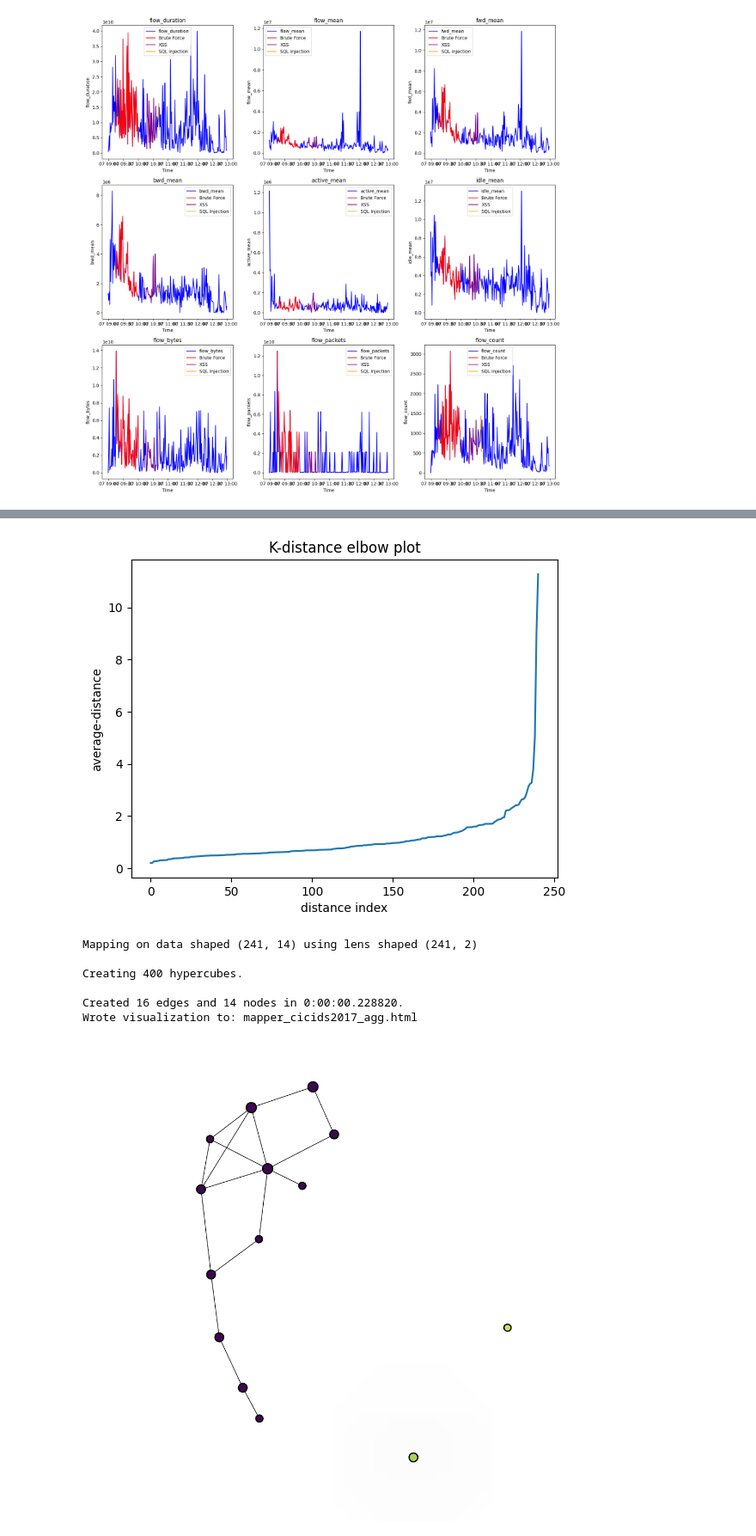
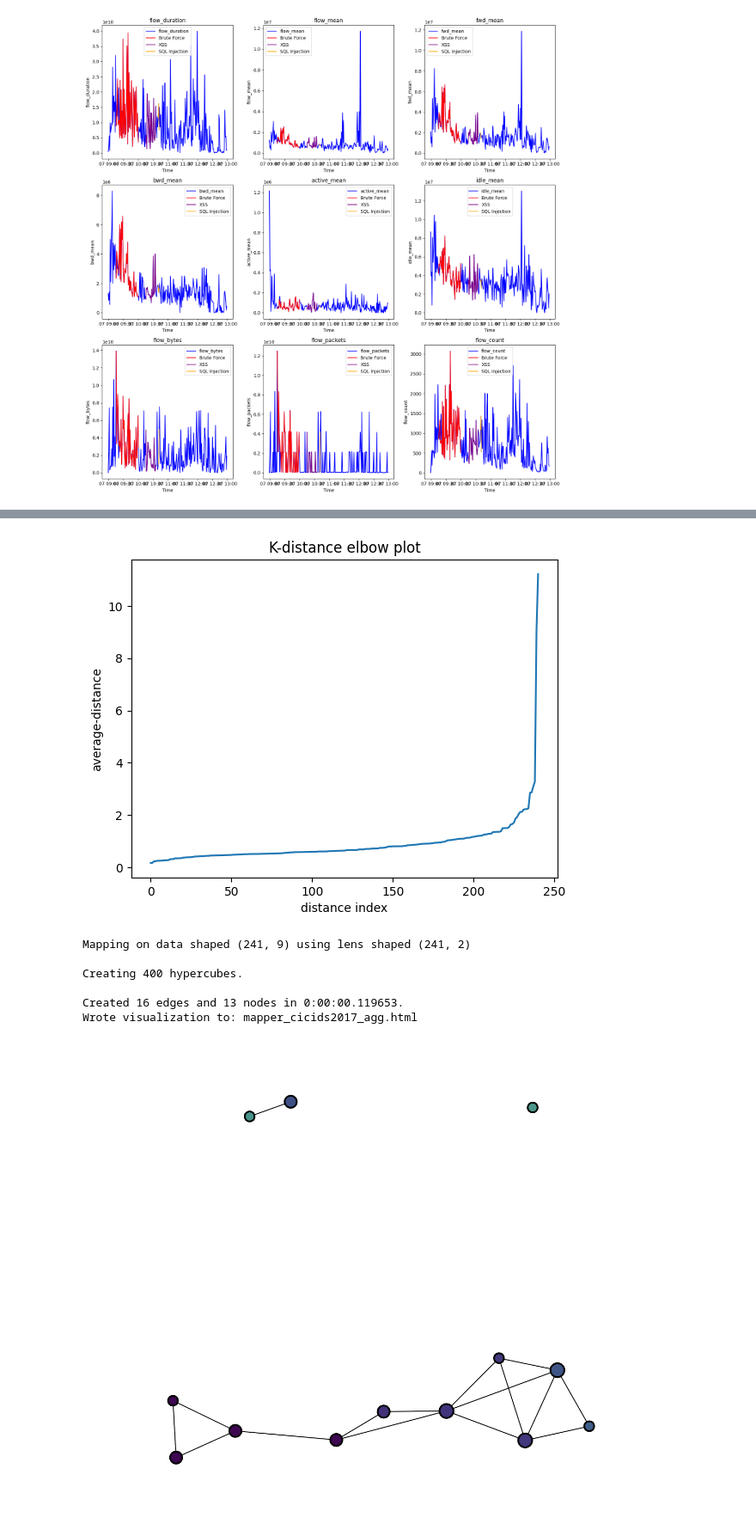
Before and after one commit to jasonwvh/tda-cicids2017, a Jupyter notebook: eda.ipynb, the cells around one changed output, grey strips where cells are left out. Shown at 86% size. Cells and saved outputs as stored; diff of their text form; code cells hidden in the pictures.

```diff
--- a/eda.ipynb
+++ b/eda.ipynb
@@ -137,7 +138,7 @@ plt.show()
 # %%
 ## Testing different Mapper lenses
 scaler = StandardScaler()
-X_scaled = scaler.fit_transform(resampled_data)
+X_scaled = scaler.fit_transform(resampled_data[attributes])
 
 mapper = km.KeplerMapper(verbose=1)
 lens1 = mapper.fit_transform(X_scaled, projection='l2norm')
@@ -193,41 +194,41 @@ plt.title('K-distance elbow plot')
 # function to show the plot
 plt.show()
 # %% [output]
-[figure, old version]
+[figure, new version]
 # %%
 ## Mapper algorithm
 lens = np.c_[lens1, lens2]
 cover = Cover(n_cubes=20, perc_overlap=0.20)
-clusterer = DBSCAN(eps=2, min_samples=5)
+clusterer = DBSCAN(eps=1, min_samples=5)
 
 G = mapper.map(
     lens,
     X_scaled,
     cover=cover,
     clusterer=clusterer,
 )
 
 _ = mapper.visualize(
     G,
     custom_tooltips=resampled_data['label'].values,
     color_values=resampled_data['label'].values,
     color_function_name="Label",
     path_html="mapper_cicids2017_agg.html",
     X=X_scaled,
     lens=lens,
 )
 
 from IPython.display import display, HTML, Image
 # display(HTML("mapper_cicids2017_agg.html"))
 display(Image("mapper_cicids2017_agg.png"))
 # %% [output]
-Mapping on data shaped (241, 14) using lens shaped (241, 2)
+Mapping on data shaped (241, 9) using lens shaped (241, 2)
 
 Creating 400 hypercubes.
 
-Created 16 edges and 14 nodes in 0:00:00.228820.
+Created 16 edges and 13 nodes in 0:00:00.119653.
 Wrote visualization to: mapper_cicids2017_agg.html
-[figure, old version]
+[figure, new version]
 # %%
 # sliding window approach
 features = ['flow_duration', 'flow_mean', 'fwd_mean', 'bwd_mean', 'active_mean', 'idle_mean']
```
Also changed, not shown: parts of 2 cells of this notebook, 4 other files.
